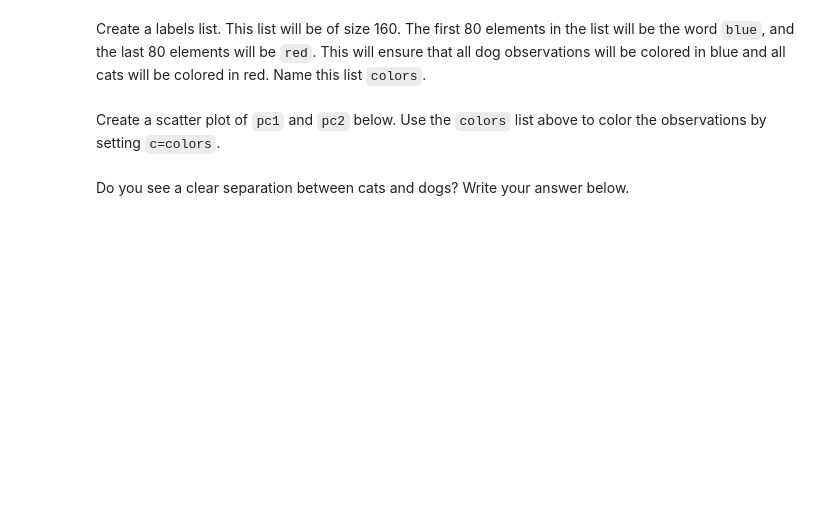
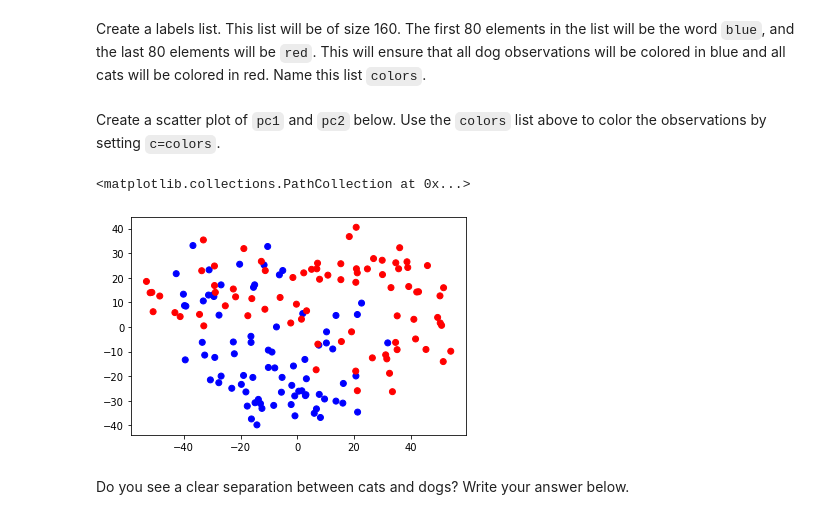
Before and after one commit to ta-datapt-bcn/lab-pca, a Jupyter notebook: your-code/main.ipynb, the cells around one changed output. Cells and saved outputs as stored; diff of their text form; code cells hidden in the pictures; blank space fills up the shorter version.

```diff
--- a/your-code/main.ipynb
+++ b/your-code/main.ipynb
@@ -63,3 +107,6 @@ Now, use the `np.concatenate` function to combine the cats and dogs arrays. Use
 Standardize the concatenated array below.
 # %%
 # Your code here:
+
+cats_dogs_stand_matrix = standardize(cats_dogs)
+cats_dogs_stand_matrix
@@ -75,3 +143,6 @@ Load the `PCA` function from `statsmodels` (read about this function [here](http
 Use `numpy` to find to transpose the standardized pet array. This will help us compute the projection.
 # %%
 # Your code here:
+
+cats_dogs_stand_matrix_transposed = np.transpose(cats_dogs_stand_matrix)
+cats_dogs_stand_matrix_transposed
@@ -89,0 +173,12 @@ In the cell below, turn the two dimensional projection into a pandas dataframe a
+# %%
+# Your code here:
+
+from sklearn import decomposition
+
+pca = decomposition.PCA(n_components = 2)
+
+pc = pca.fit_transform(cats_dogs_stand_matrix_transposed)
+
+pc_df = pd.DataFrame(data = pc , columns = ['pc1', 'pc2'])
+
+pc_df.head()
@@ -91,5 +193,7 @@ In the cell below, turn the two dimensional projection into a pandas dataframe a
 Create a labels list. This list will be of size 160. The first 80 elements in the list will be the word `blue`, and the last 80 elements will be `red`. This will ensure that all dog observations will be colored in blue and all cats will be colored in red. Name this list `colors`.
 # %%
 # Your code here:
+
+colors = ["blue"]*80 + ["red"]*80
 # %% [markdown]
 Create a scatter plot of `pc1` and `pc2` below. Use the `colors` list above to color the observations by setting `c=colors`.
@@ -98,3 +200,10 @@ Create a scatter plot of `pc1` and `pc2` below. Use the `colors` list above to c
+# %%
+# Your code here:
+
+plt.scatter(x = pc_df['pc1'], y = pc_df['pc2'], c = colors)
+# %% [output]
+<matplotlib.collections.PathCollection at 0x...>
+[figure, added]
 # %% [markdown]
 Do you see a clear separation between cats and dogs? Write your answer below.
 # %%
```
Also changed, not shown: parts of 15 cells of this notebook.
